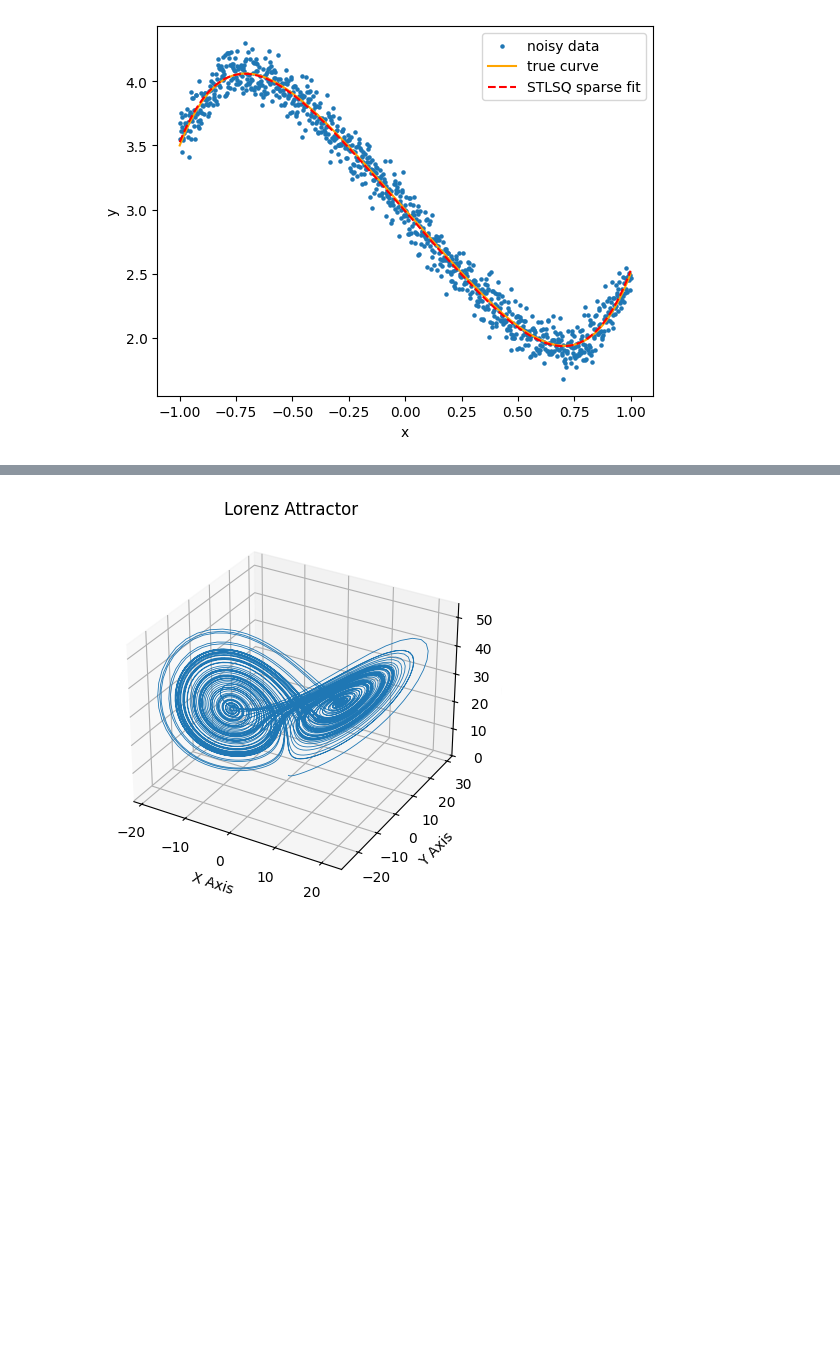
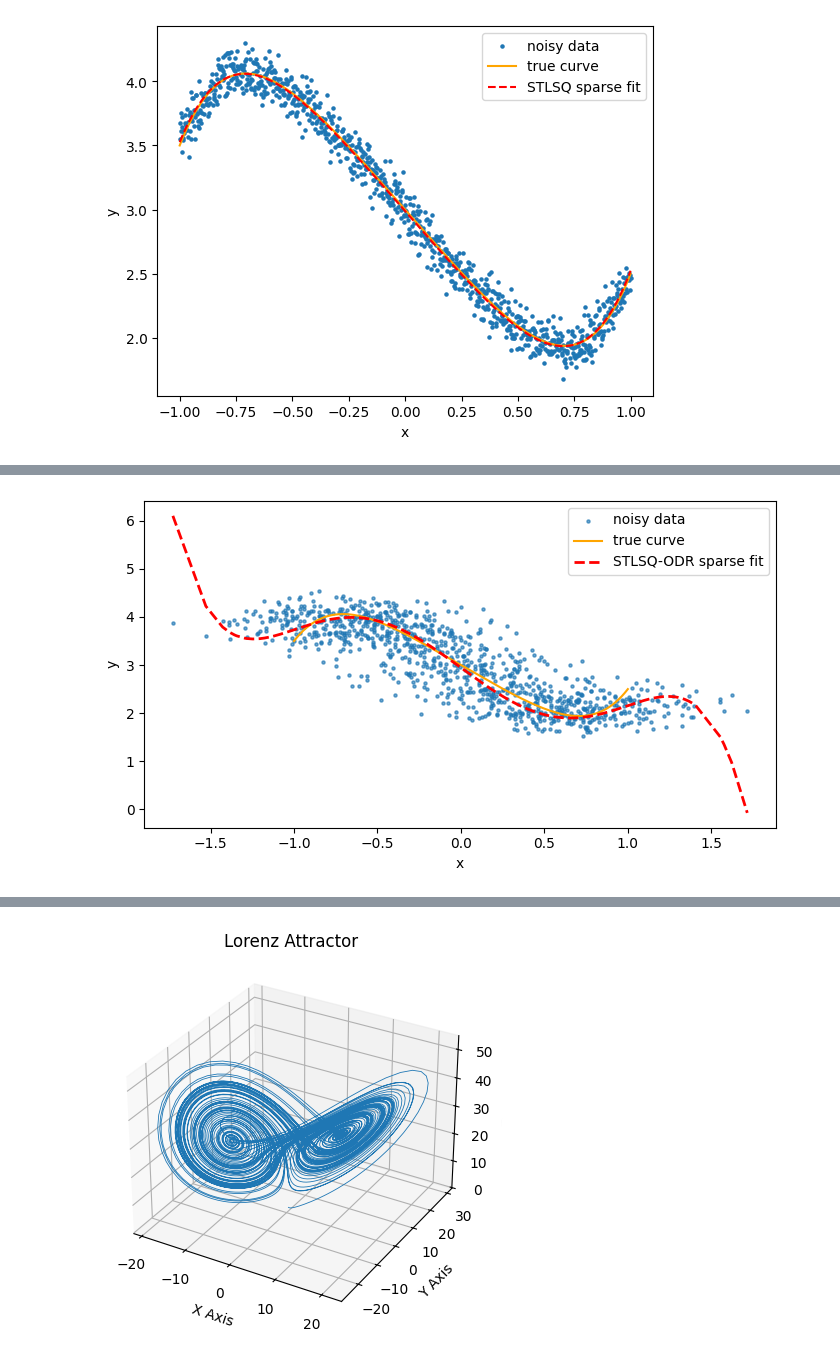
Before and after one commit to Xinyi10086/project, a Jupyter notebook: notebook/Sindy.ipynb, the cells around one changed output, grey strips where cells are left out. Drawn from its saved outputs; the diff is of its cells as text; code cells hidden in the pictures; blank space fills up the shorter version.

```diff
--- a/notebook/Sindy.ipynb
+++ b/notebook/Sindy.ipynb
@@ -208,0 +761,99 @@ Chosen λ     : 0.7912342618981326
+# %%
+np.random.seed(0)
+m = 1000
+x_true = np.linspace(-1, 1, m)
+
+# true polynomial: y = 3 - 2x  + 0·x² + 0.5x³ + 0·x⁴ + 1·x⁵
+true_coeffs = np.array([3, -2, 0, 0.5, 0, 1])
+deg = len(true_coeffs) - 1
+
+# add noise in both x and y
+x_noisy = x_true + 0.3 * np.random.randn(m)
+y_clean = sum(c * x_true**k for k, c in enumerate(true_coeffs))
+y_noisy = y_clean + 0.2 * np.random.randn(m)
+y = y_noisy[:, None]
+
+# -----------------------------------------
+# λ grid search with BIC
+lambdas = np.logspace(-3, 0, 60)      # 0.001 → 1.0
+n = m
+best_bic, best_Xi, best_lam = np.inf, None, None
+
+# Design matrix Θ for computing RSS
+Theta = np.vstack([x_noisy**k for k in range(deg + 1)]).T
+
+for lam in lambdas:
+    # Sparse regression
+    Xi = STLSQ_ODR(x_noisy, y, deg, lambd=lam, n_iter=10)
+
+    # Residual sum of squares
+    rss = np.sum((y_noisy - (Theta @ Xi).ravel())**2)
+    k_nonzero = np.count_nonzero(Xi)
+    bic = n * np.log(rss / n) + k_nonzero * np.log(n)
+
+    if bic < best_bic:
+        best_bic, best_Xi, best_lam = bic, Xi.ravel(), lam
+
+print("True  coeffs :", true_coeffs)
+print("Sparse coeffs:", np.round(best_Xi, 4))
+print("Chosen λ     :", best_lam)
+y_fit = sum(best_Xi[k] * x_noisy**k for k in range(deg + 1))
+
+plt.figure(figsize=(7, 4))
+plt.scatter(x_noisy, y_noisy, s=5, alpha=0.65, label="noisy data")
+plt.plot(x_true, y_clean, color="orange", lw=1.5, label="true curve")
+plt.plot(np.sort(x_noisy),
+         y_fit[np.argsort(x_noisy)],
+         "--", color="red", lw=2,
+         label="STLSQ-ODR sparse fit")
+plt.xlabel("x"); plt.ylabel("y")
+plt.legend(); plt.tight_layout()
+plt.show()
+
+np.random.seed(0)
+m = 1000
+x_true = np.linspace(-1, 1, m)
+
+true_coeffs = np.array([3, -2, 0, 0.5, 0, 1])
+deg = len(true_coeffs) - 1
+
+x_noisy = x_true + 0.3 * np.random.randn(m)
+y_clean = sum(c * x_true**k for k, c in enumerate(true_coeffs))
+y_noisy = y_clean + 0.2 * np.random.randn(m)
+y = y_noisy[:, None]          # (m,1)
+
+# Build design matrix Θ(x) = [1, x, x², …, x^deg]
+Theta = np.vstack([x_noisy**k for k in range(deg + 1)]).T
+
+# -------------------------------------------------
+# Choose λ  = 0.9 * (smallest non-zero |OLS coef|)
+# -------------------------------------------------
+Xi_ols, *_ = np.linalg.lstsq(Theta, y, rcond=None)  # (deg+1,1)
+nz          = np.abs(Xi_ols)[np.abs(Xi_ols) > 1e-12]  # filter exact zeros
+lambd       = 0.9 * nz.min()
+
+# Sparse regression (STLSQ-ODR)
+Xi_sparse = STLSQ_ODR(
+    x_noisy, y, deg,
+    lambd=lambd,
+    n_iter=10,
+    sx=0.05, sy=0.1   # both x & y noises
+).ravel()
+
+# Results & plot
+print("True  coeffs :", true_coeffs)
+print("Sparse coeffs:", np.round(Xi_sparse, 4))
+print("Chosen λ     :", lambd)
+
+y_fit = sum(Xi_sparse[k] * x_noisy**k for k in range(deg + 1))
+
+plt.figure(figsize=(7, 4))
+plt.scatter(x_noisy, y_noisy, s=5, alpha=0.65, label="noisy data")
+plt.plot(x_true, y_clean, color="orange", lw=1.5, label="true curve")
+plt.plot(np.sort(x_noisy),
+         y_fit[np.argsort(x_noisy)],
+         "--", color="red", lw=2,
+         label="STLSQ-ODR sparse fit")
+plt.xlabel("x"); plt.ylabel("y")
+plt.legend(); plt.tight_layout(); plt.show()
+# %% [output]
@@ -208,0 +863 @@ Chosen λ     : 0.7912342618981326
+[figure, added]
```
Also changed, not shown: parts of 10 cells of this notebook, 8 other files.
